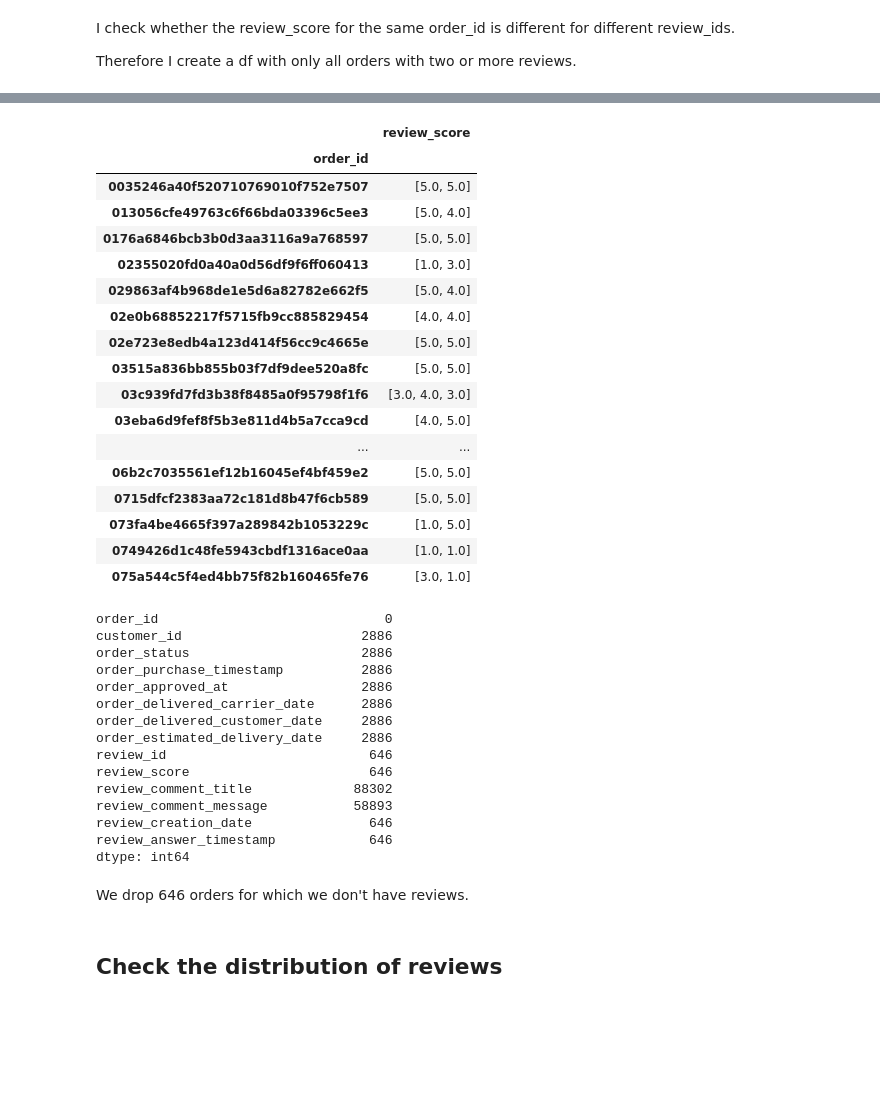
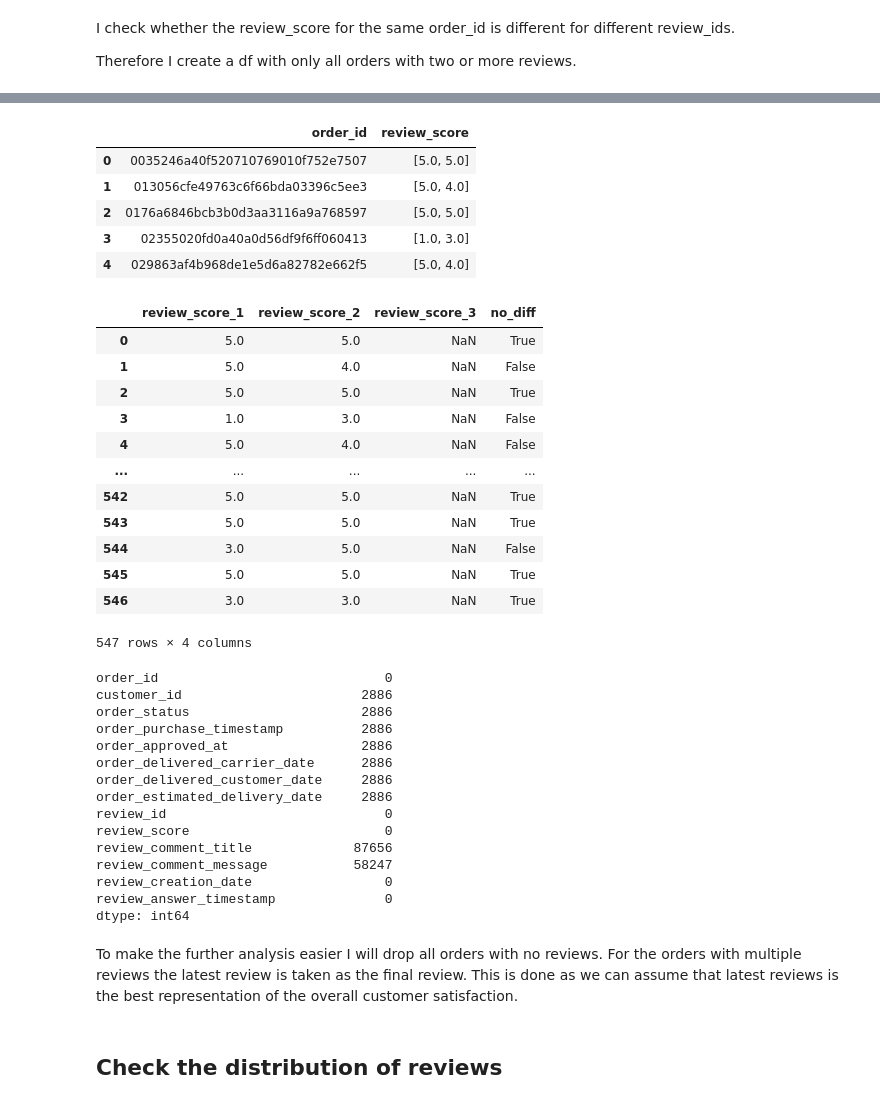
Before and after one commit to jahohenstein/Olist, a Jupyter notebook: notebooks/EDA.ipynb, the cells around one changed output, grey strips where cells are left out. Cells and saved outputs as stored; diff of their text form; code cells hidden in the pictures; blank space fills up the shorter version.

```diff
--- a/notebooks/EDA.ipynb
+++ b/notebooks/EDA.ipynb
@@ -249,7 +250,7 @@ Out of the 33 k products around 600 are missing a name and a description. As the
 # %% [markdown]
 ## Data cleaning pipeline
 # %%
-data= data_cleaning(data)
+data = data_cleaning_general(data)
 # %% [output]
 A value is trying to be set on a copy of a slice from a DataFrame
 
@@ -342,5 +339,3 @@ Merge order_reviews and order on order_id
-# %%
-orders_reviews_comb = orders.merge(order_reviews, how = "outer", on= "order_id")
 # %% [markdown]
 I check whether the review_score for the same order_id is different for different review_ids.
 
@@ -373,22 +361,11 @@ Then I group
 # %%
 temp = pd.DataFrame(multi_reviews_df[["order_id", "review_id", "review_score"]].groupby(by = "order_id")["review_score"].apply(list))
-temp.head(20)
+temp.reset_index(inplace=True)
+temp.head(5)
 # %% [output]
-|  | review_score |
-| order_id |  |
-| 0035246a40f520710769010f752e7507 | [5.0, 5.0] |
-| 013056cfe49763c6f66bda03396c5ee3 | [5.0, 4.0] |
-| 0176a6846bcb3b0d3aa3116a9a768597 | [5.0, 5.0] |
-| 02355020fd0a40a0d56df9f6ff060413 | [1.0, 3.0] |
-| 029863af4b968de1e5d6a82782e662f5 | [5.0, 4.0] |
-| 02e0b68852217f5715fb9cc885829454 | [4.0, 4.0] |
-| 02e723e8edb4a123d414f56cc9c4665e | [5.0, 5.0] |
-| 03515a836bb855b03f7df9dee520a8fc | [5.0, 5.0] |
-| 03c939fd7fd3b38f8485a0f95798f1f6 | [3.0, 4.0, 3.0] |
-| 03eba6d9fef8f5b3e811d4b5a7cca9cd | [4.0, 5.0] |
-| ... | ... |
-| 06b2c7035561ef12b16045ef4bf459e2 | [5.0, 5.0] |
-| 0715dfcf2383aa72c181d8b47f6cb589 | [5.0, 5.0] |
-| 073fa4be4665f397a289842b1053229c | [1.0, 5.0] |
-| 0749426d1c48fe5943cbdf1316ace0aa | [1.0, 1.0] |
-| 075a544c5f4ed4bb75f82b160465fe76 | [3.0, 1.0] |
+|  | order_id | review_score |
+| 0 | 0035246a40f520710769010f752e7507 | [5.0, 5.0] |
+| 1 | 013056cfe49763c6f66bda03396c5ee3 | [5.0, 4.0] |
+| 2 | 0176a6846bcb3b0d3aa3116a9a768597 | [5.0, 5.0] |
+| 3 | 02355020fd0a40a0d56df9f6ff060413 | [1.0, 3.0] |
+| 4 | 029863af4b968de1e5d6a82782e662f5 | [5.0, 4.0] |
@@ -395,3 +389,19 @@ temp.head(20)
+# %%
+temp
+# %% [output]
+|  | review_score_1 | review_score_2 | review_score_3 | no_diff |
+| 0 | 5.0 | 5.0 | NaN | True |
+| 1 | 5.0 | 4.0 | NaN | False |
+| 2 | 5.0 | 5.0 | NaN | True |
+| 3 | 1.0 | 3.0 | NaN | False |
+| 4 | 5.0 | 4.0 | NaN | False |
+| ... | ... | ... | ... | ... |
+| 542 | 5.0 | 5.0 | NaN | True |
+| 543 | 5.0 | 5.0 | NaN | True |
+| 544 | 3.0 | 5.0 | NaN | False |
+| 545 | 5.0 | 5.0 | NaN | True |
+| 546 | 3.0 | 3.0 | NaN | True |
+547 rows × 4 columns
 # %%
 # Orders with no review
 orders_reviews_comb.isna().sum()
@@ -404,15 +414,16 @@ order_approved_at                 2886
 order_delivered_carrier_date      2886
 order_delivered_customer_date     2886
 order_estimated_delivery_date     2886
-review_id                          646
-review_score                       646
-review_comment_title             88302
-review_comment_message           58893
-review_creation_date               646
-review_answer_timestamp            646
+review_id                            0
+review_score                         0
+review_comment_title             87656
+review_comment_message           58247
+review_creation_date                 0
+review_answer_timestamp              0
 dtype: int64
 # %%
 # We got 646 orders with no reviews, which we drop here for further analysis
 orders_reviews_comb.dropna(subset=["review_id"], inplace=True)
 # %% [markdown]
-We drop 646 orders for which we don't have reviews.
+To make the further analysis easier I will drop all orders with no reviews.
+For the orders with multiple reviews the latest review is taken as the final review. This is done as we can assume that latest reviews is the best representation of the overall customer satisfaction.
```
Also changed, not shown: parts of 12 cells of this notebook, 1 other file.
